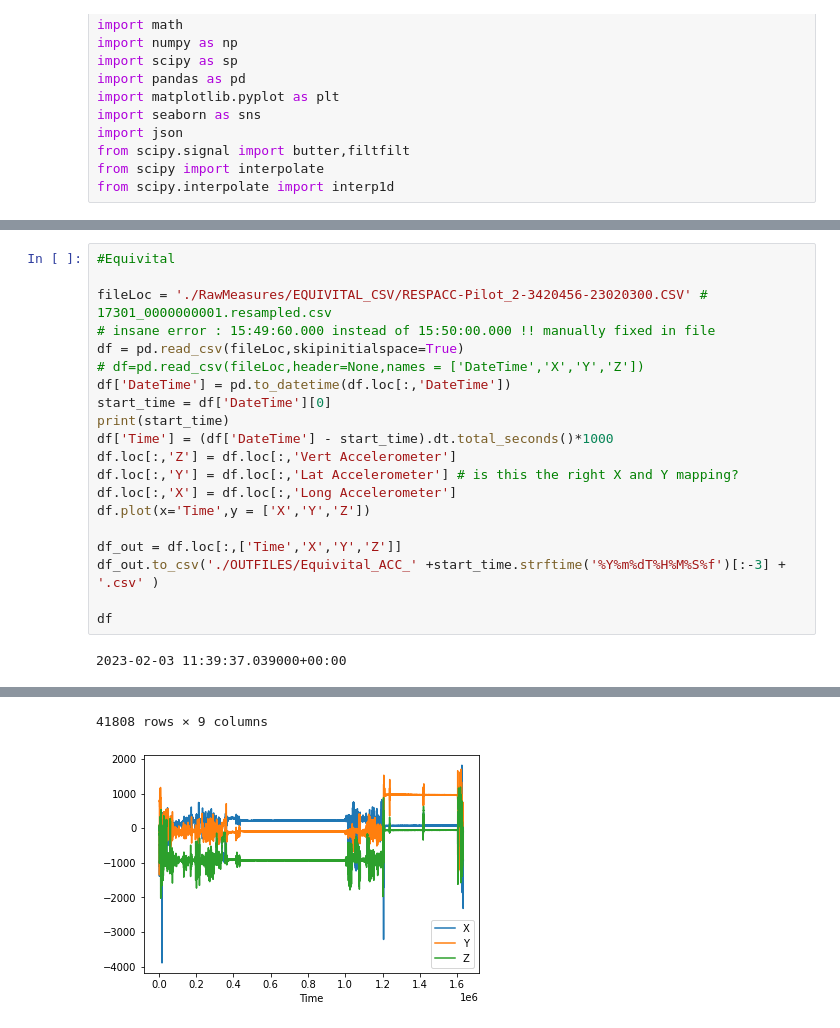
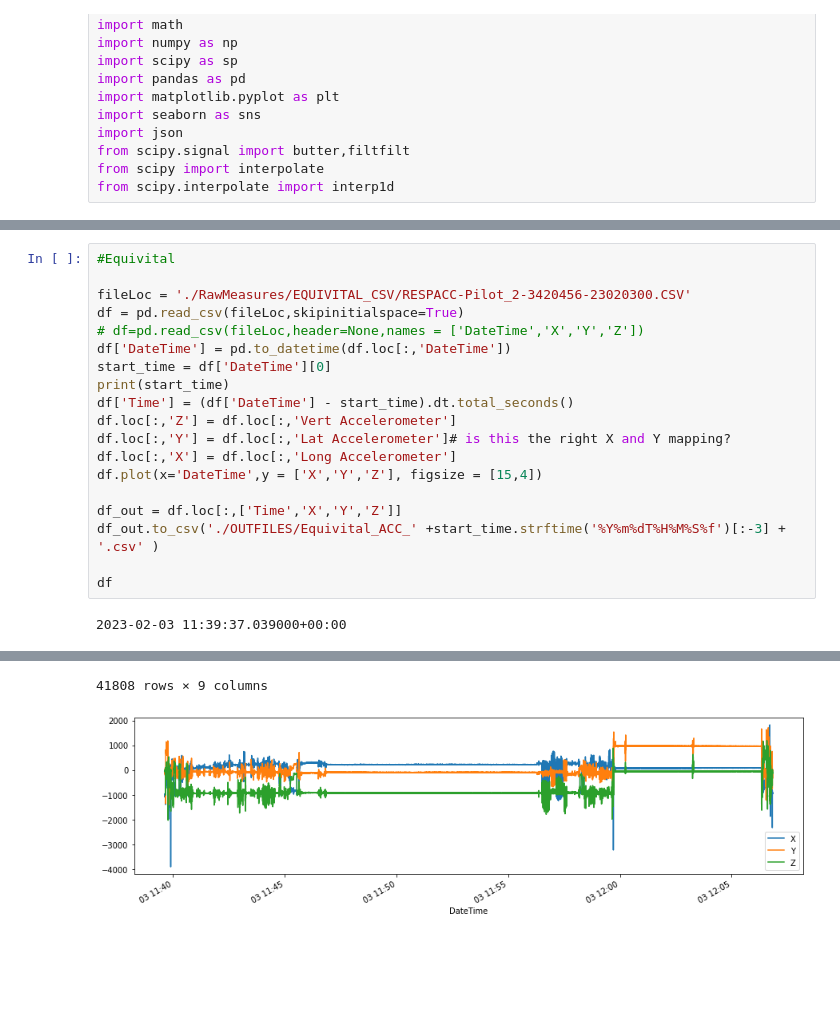
Before and after one commit to finn42/StillStanding_Sensors, a Jupyter notebook: Convert_Measures.ipynb, the cells around one changed output, grey strips where cells are left out. Cells and saved outputs as stored; diff of their text form; blank space fills up the shorter version.

```diff
--- a/Convert_Measures.ipynb
+++ b/Convert_Measures.ipynb
@@ -120,18 +119,17 @@ df
 # %%
 #Equivital
 
-fileLoc = './RawMeasures/EQUIVITAL_CSV/RESPACC-Pilot_2-3420456-23020300.CSV' # 17301_0000000001.resampled.csv
-# insane error : 15:49:60.000 instead of 15:50:00.000 !! manually fixed in file
+fileLoc = './RawMeasures/EQUIVITAL_CSV/RESPACC-Pilot_2-3420456-23020300.CSV'
 df = pd.read_csv(fileLoc,skipinitialspace=True)
 # df=pd.read_csv(fileLoc,header=None,names = ['DateTime','X','Y','Z'])
 df['DateTime'] = pd.to_datetime(df.loc[:,'DateTime'])
 start_time = df['DateTime'][0]
 print(start_time)
-df['Time'] = (df['DateTime'] - start_time).dt.total_seconds()*1000
+df['Time'] = (df['DateTime'] - start_time).dt.total_seconds()
 df.loc[:,'Z'] = df.loc[:,'Vert Accelerometer']
-df.loc[:,'Y'] = df.loc[:,'Lat Accelerometer'] # is this the right X and Y mapping?
+df.loc[:,'Y'] = df.loc[:,'Lat Accelerometer']# is this the right X and Y mapping?
 df.loc[:,'X'] = df.loc[:,'Long Accelerometer']
-df.plot(x='Time',y = ['X','Y','Z'])
+df.plot(x='DateTime',y = ['X','Y','Z'], figsize = [15,4])
 
 df_out = df.loc[:,['Time','X','Y','Z']]
 df_out.to_csv('./OUTFILES/Equivital_ACC_' +start_time.strftime('%Y%m%dT%H%M%S%f')[:-3] + '.csv' )
@@ -154,2 +152,2 @@ df
 41808 rows × 9 columns
-[figure, old version]
+[figure, new version]
```
Also changed, not shown: parts of 23 cells of this notebook, 25 other files.
